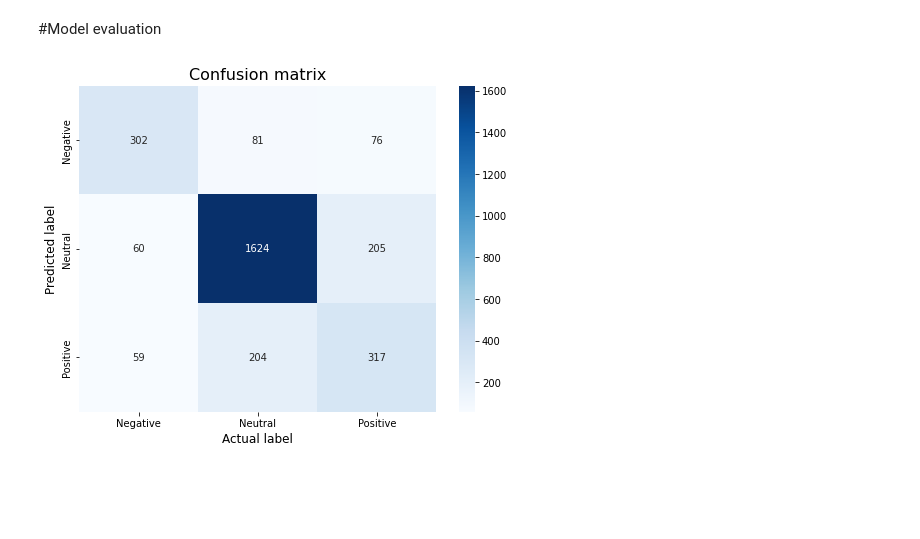
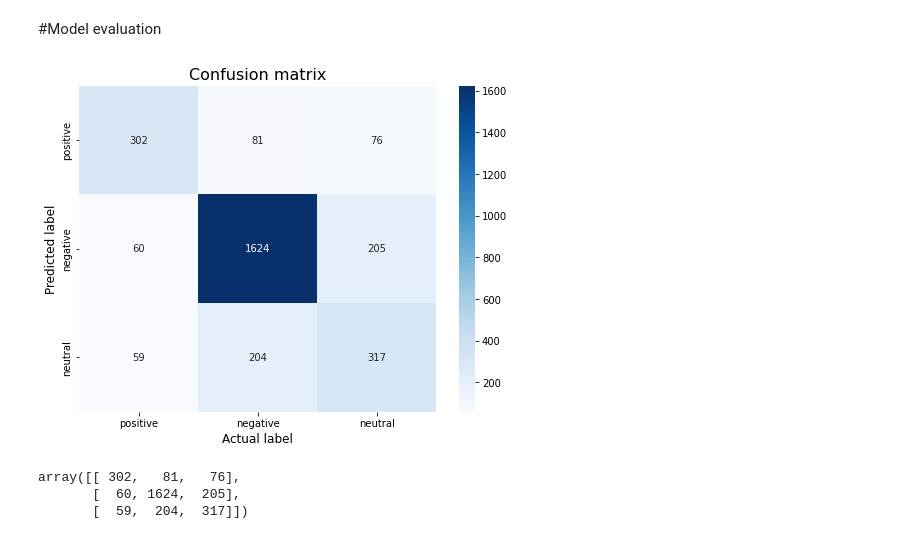
Before and after one commit to anjaliasha123/AirlineTweetClassification, a Jupyter notebook: src/BiLSTMCNNAtt.ipynb, the cells around one changed output. Cells and saved outputs as stored; diff of their text form; code cells hidden in the pictures; blank space fills up the shorter version.

```diff
--- a/src/BiLSTMCNNAtt.ipynb
+++ b/src/BiLSTMCNNAtt.ipynb
@@ -306,20 +302,27 @@ pred_df.to_csv("predictions.csv")
 # %%
 from sklearn.metrics import confusion_matrix
 import seaborn as sns
 def plot_confusion_matrix(model, X_test, y_test):
 
-    sentiment_classes = ['Negative', 'Neutral', 'Positive']
+    sentiment_classes = ['positive', 'negative', 'neutral']
     # use model to do the prediction
     y_pred = model.predict(X_test)
     cm = confusion_matrix(np.argmax(np.array(y_test),axis=1), np.argmax(y_pred, axis=1))
     plt.figure(figsize=(8,6))
     sns.heatmap(cm, cmap=plt.cm.Blues, annot=True, fmt='d',
                 xticklabels=sentiment_classes,
                 yticklabels=sentiment_classes)
     plt.title('Confusion matrix', fontsize=16)
     plt.xlabel('Actual label', fontsize=12)
     plt.ylabel('Predicted label', fontsize=12)
+    return cm
 
-plot_confusion_matrix(model, X_test, y_test)
+cm = plot_confusion_matrix(model, X_test, y_test)
 # %% [output]
-[figure, old version]
+[figure, new version]
+# %%
+cm
+# %% [output]
+array([[ 302,   81,   76],
+       [  60, 1624,  205],
+       [  59,  204,  317]])
```
Also changed, not shown: parts of 4 cells of this notebook.
